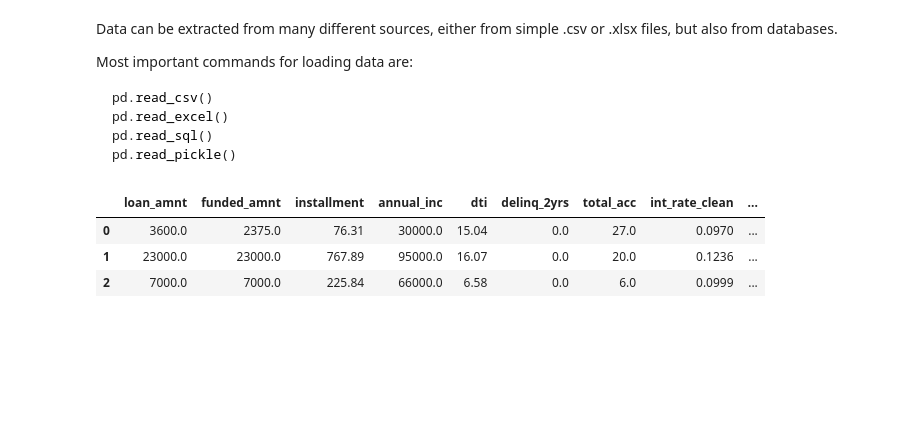
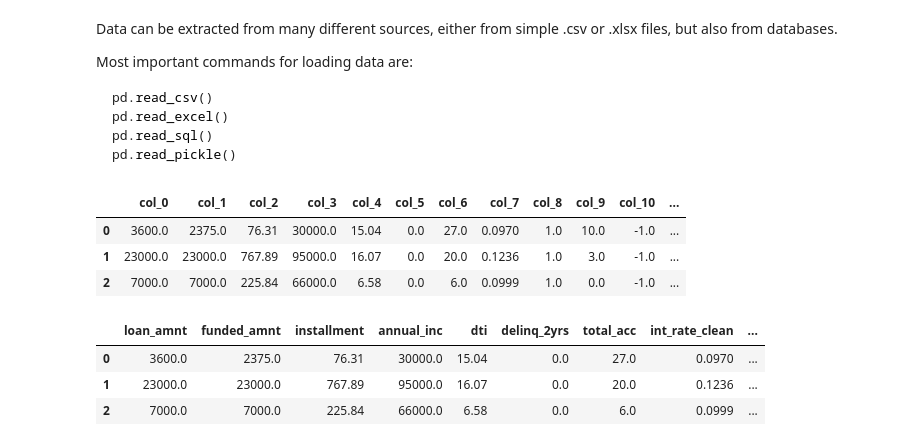
Before and after one commit to iubh/DLMDSML01, a Jupyter notebook: Q_A_Sessions/01_intro_to_ml/01_intro_to_ml.ipynb, the cells around one changed output. Saved outputs shown, nothing was run; the diff lists cells and outputs as text; code cells hidden in the pictures; blank space fills up the shorter version.

```diff
--- a/Q_A_Sessions/01_intro_to_ml/01_intro_to_ml.ipynb
+++ b/Q_A_Sessions/01_intro_to_ml/01_intro_to_ml.ipynb
@@ -51,4 +51,13 @@ flatten = lambda l: [item for sublist in l for item in sublist]
 # df.columns = cols
+# %%
+df = pd.read_pickle('./data/dataset_new_pickle.pkl')
+# %%
+df.head(3)
+# %% [output]
+|  | col_0 | col_1 | col_2 | col_3 | col_4 | col_5 | col_6 | col_7 | col_8 | col_9 | col_10 | ... |
+| 0 | 3600.0 | 2375.0 | 76.31 | 30000.0 | 15.04 | 0.0 | 27.0 | 0.0970 | 1.0 | 10.0 | -1.0 | ... |
+| 1 | 23000.0 | 23000.0 | 767.89 | 95000.0 | 16.07 | 0.0 | 20.0 | 0.1236 | 1.0 | 3.0 | -1.0 | ... |
+| 2 | 7000.0 | 7000.0 | 225.84 | 66000.0 | 6.58 | 0.0 | 6.0 | 0.0999 | 1.0 | 0.0 | -1.0 | ... |
 # %%
 cols = ['loan_amnt','funded_amnt', 'installment',
         'annual_inc', 'dti',
```
Also changed, not shown: parts of 1 cell of this notebook, 8 other files.
